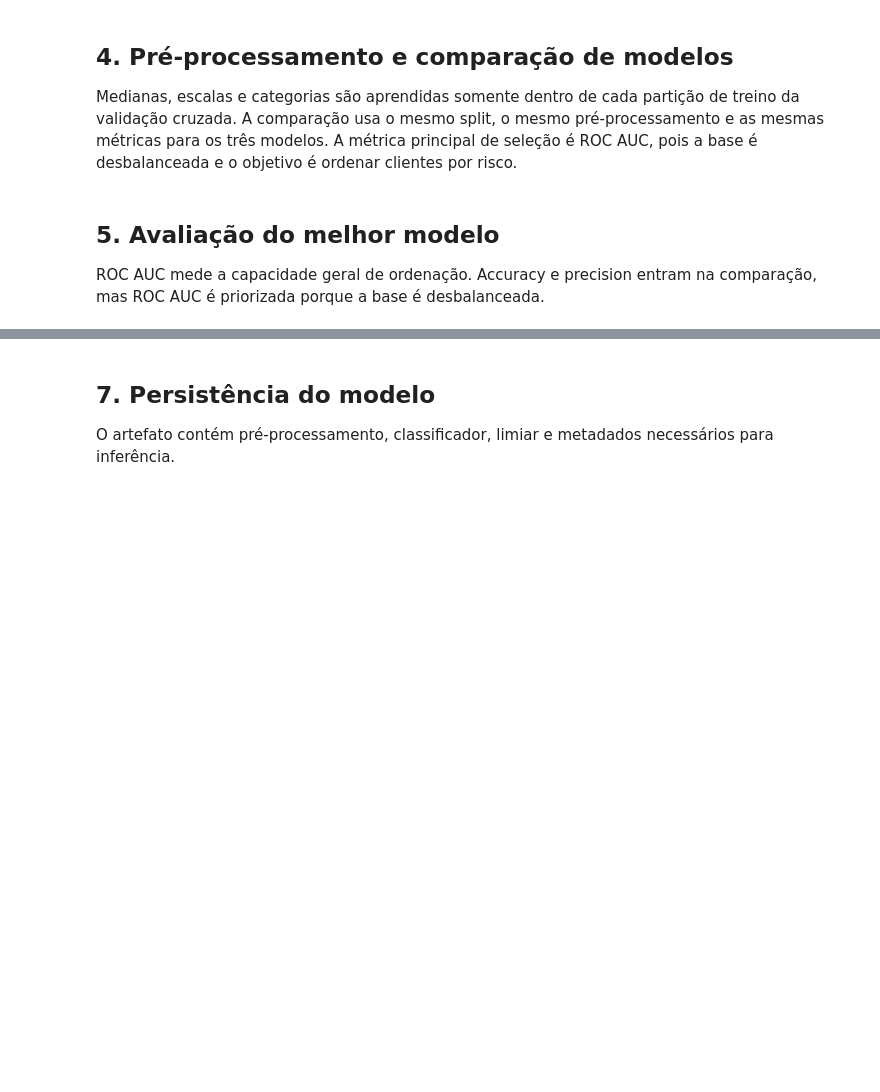
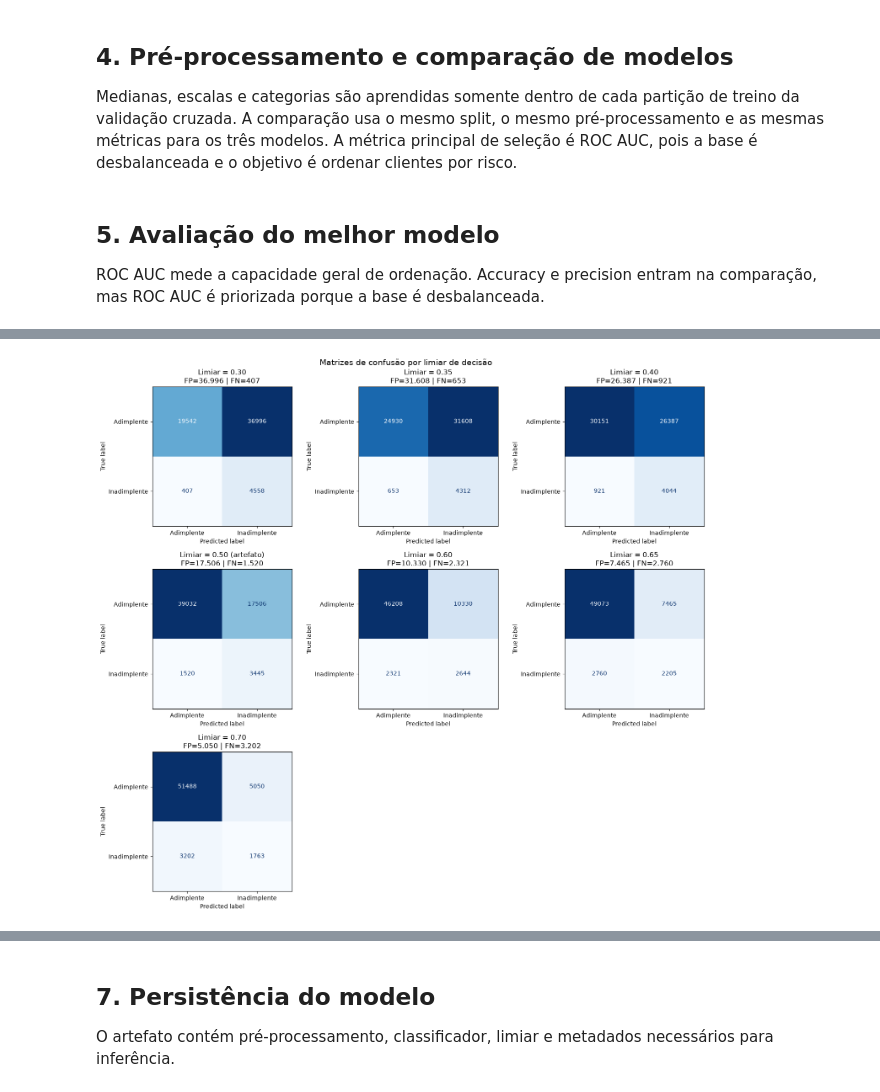
Before and after one commit to romuloarrivabene/ProjetoFinalPosFIA, a Jupyter notebook: data-platform/DataPipeline/model_training_abt.ipynb, the cells around one changed output, grey strips where cells are left out. Drawn from its saved outputs; the diff is of its cells as text; code cells hidden in the pictures; blank space fills up the shorter version.

```diff
--- a/data-platform/DataPipeline/model_training_abt.ipynb
+++ b/data-platform/DataPipeline/model_training_abt.ipynb
@@ -255,0 +416,30 @@ plt.show()
+# %%
+n_columns = 3
+n_rows = int(np.ceil(len(DECISION_THRESHOLDS) / n_columns))
+fig, axes = plt.subplots(n_rows, n_columns, figsize=(15, 4.5 * n_rows))
+axes = np.atleast_1d(axes).ravel()
+
+for ax, threshold in zip(axes, DECISION_THRESHOLDS):
+    y_pred_threshold = (y_probability >= threshold).astype(int)
+    cm = confusion_matrix(y_test, y_pred_threshold)
+    tn, fp, fn, tp = cm.ravel()
+
+    ConfusionMatrixDisplay(
+        confusion_matrix=cm,
+        display_labels=["Adimplente", "Inadimplente"],
+    ).plot(ax=ax, cmap="Blues", values_format="d", colorbar=False)
+
+    selected = " (artefato)" if threshold == DECISION_THRESHOLD else ""
+    ax.set_title(
+        f"Limiar = {threshold:.2f}{selected}\n"
+        f"FP={fp:,} | FN={fn:,}".replace(",", ".")
+    )
+
+for ax in axes[len(DECISION_THRESHOLDS):]:
+    ax.remove()
+
+fig.suptitle("Matrizes de confusão por limiar de decisão", fontsize=14)
+plt.tight_layout()
+plt.show()
+# %% [output]
+[figure, added]
```
Also changed, not shown: parts of 39 cells of this notebook, 5 other files.
